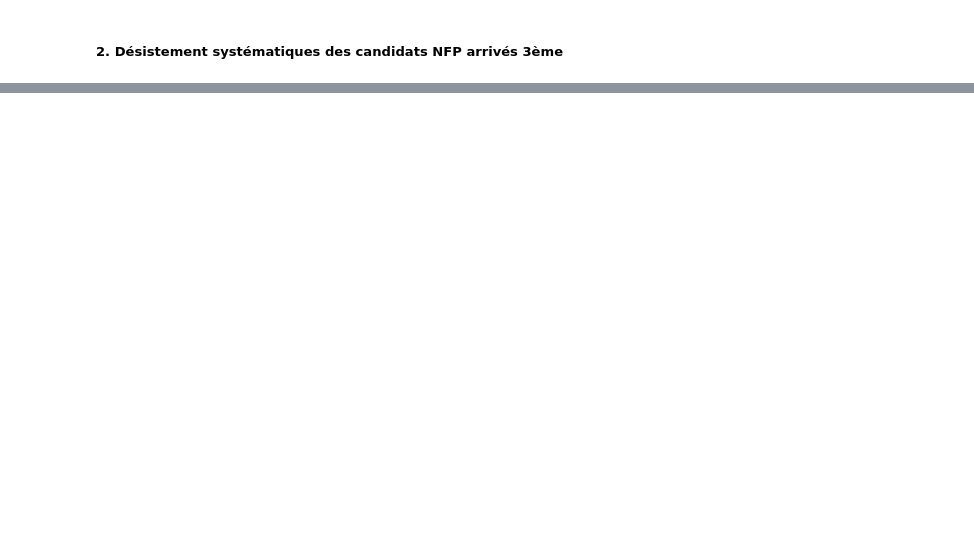
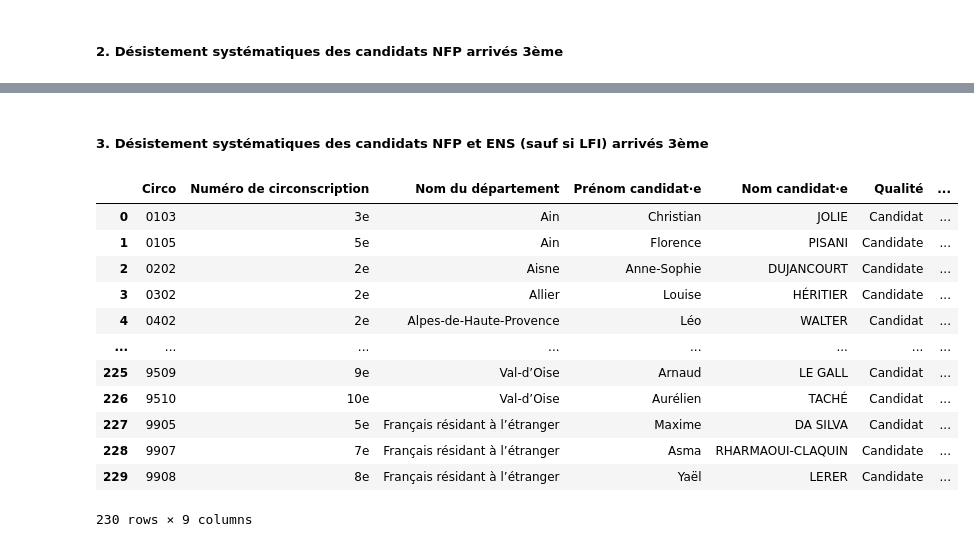
Before and after one commit to amounier/datan, a Jupyter notebook: Reports.ipynb, the cells around one changed output, grey strips where cells are left out. Cells and saved outputs as stored; diff of their text form; code cells hidden in the pictures; blank space fills up the shorter version.

```diff
--- a/Reports.ipynb
+++ b/Reports.ipynb
@@ -398,0 +705,24 @@ plt.show()
+# %% [markdown]
+##### 3. Désistement systématiques des candidats NFP et ENS (sauf si LFI) arrivés 3ème
+# %%
+# Récupération de la liste des investitures LFI au sein du NFP : https://lafranceinsoumise.fr/2024/06/14/candidats-legislatives-2024/
+investitures_lfi_1 = pd.read_html(os.path.join('input','investitures_lfi_2024_1.html'))[0]
+investitures_lfi_2 = pd.read_html(os.path.join('input','investitures_lfi_2024_2.html'))[0]
+investitures_lfi_3 = pd.read_html(os.path.join('input','investitures_lfi_2024_3.html'))[0]
+investitures_lfi = pd.concat([investitures_lfi_1, investitures_lfi_2, investitures_lfi_3], ignore_index=True)
+investitures_lfi['Circo'] = [e.replace('-','') for e in investitures_lfi.Circo]
+investitures_lfi
+# %% [output]
+|  | Circo | Numéro de circonscription | Nom du département | Prénom candidat·e | Nom candidat·e | Qualité | ... |
+| 0 | 0103 | 3e | Ain | Christian | JOLIE | Candidat | ... |
+| 1 | 0105 | 5e | Ain | Florence | PISANI | Candidate | ... |
+| 2 | 0202 | 2e | Aisne | Anne-Sophie | DUJANCOURT | Candidate | ... |
+| 3 | 0302 | 2e | Allier | Louise | HÉRITIER | Candidate | ... |
+| 4 | 0402 | 2e | Alpes-de-Haute-Provence | Léo | WALTER | Candidat | ... |
+| ... | ... | ... | ... | ... | ... | ... | ... |
+| 225 | 9509 | 9e | Val-d’Oise | Arnaud | LE GALL | Candidat | ... |
+| 226 | 9510 | 10e | Val-d’Oise | Aurélien | TACHÉ | Candidat | ... |
+| 227 | 9905 | 5e | Français résidant à l’étranger | Maxime | DA SILVA | Candidat | ... |
+| 228 | 9907 | 7e | Français résidant à l’étranger | Asma | RHARMAOUI-CLAQUIN | Candidate | ... |
+| 229 | 9908 | 8e | Français résidant à l’étranger | Yaël | LERER | Candidate | ... |
+230 rows × 9 columns
```
Also changed, not shown: parts of 11 cells of this notebook, 5 other files.
